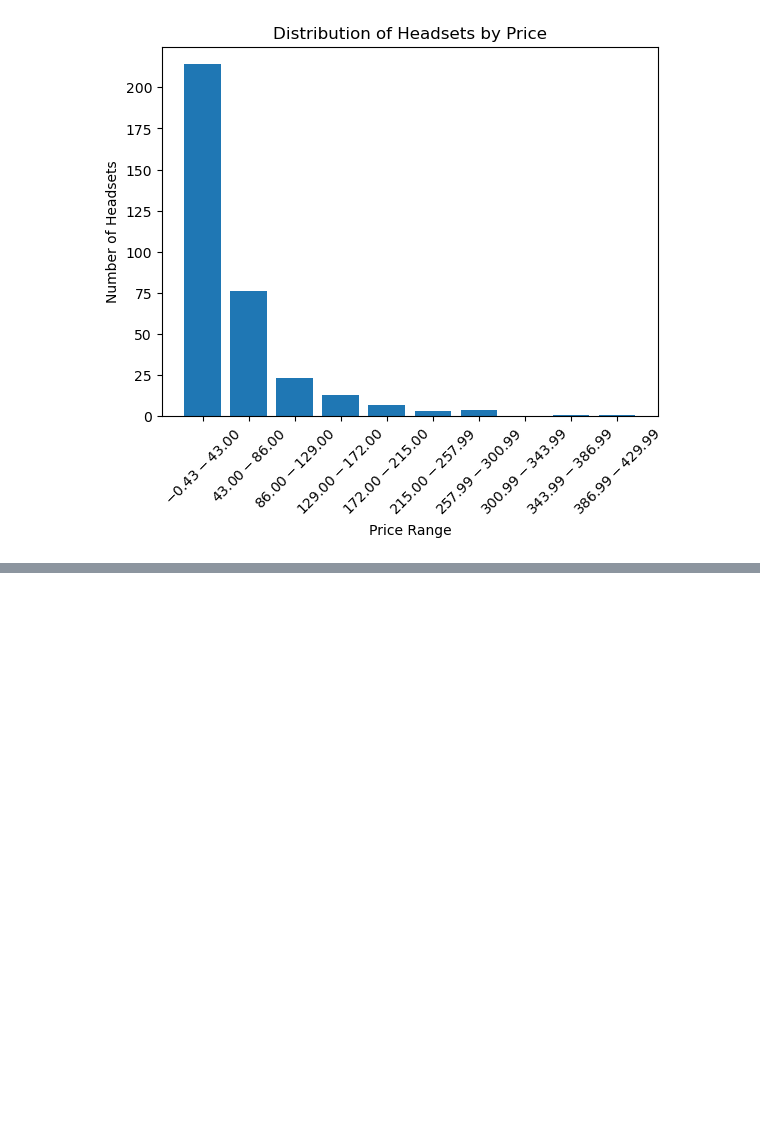
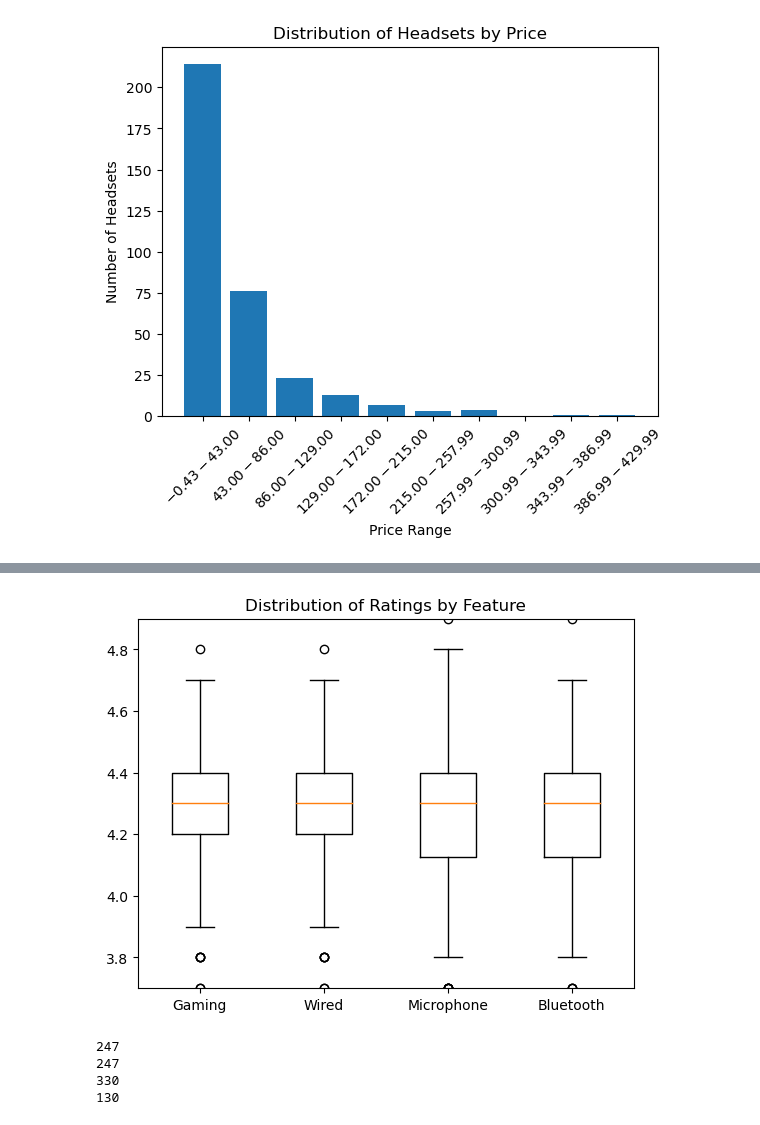
Before and after one commit to sinlesscoder/Data_Analysis_Portfolio, a Jupyter notebook: Amazon Selenium.ipynb, the cells around one changed output, grey strips where cells are left out. Saved outputs shown, nothing was run; the diff lists cells and outputs as text; code cells hidden in the pictures; blank space fills up the shorter version.

```diff
--- a/Amazon Selenium.ipynb
+++ b/Amazon Selenium.ipynb
@@ -271,0 +391,29 @@ plt.show()
+# %%
+fig, ax = plt.subplots()
+
+# Creating a boxplot for each array
+ax.boxplot(data)
+
+# Set the y-axis range
+ax.set_ylim([3.7, 4.9])
+
+# Adding labels to the x-axis
+ax.set_xticklabels(['Gaming', 'Wired', 'Microphone', 'Bluetooth'])
+
+# Adding a title to the plot
+plt.title('Distribution of Ratings by Feature')
+
+# Displaying the plot
+plt.show()
+# %% [output]
+[figure, added]
+# %%
+print(len(gaming_array))
+print(len(wired_array))
+print(len(microphone_array))
+print(len(bluetooth_array))
+# %% [output]
+247
+247
+330
+130
```
Also changed, not shown: parts of 10 cells of this notebook.
